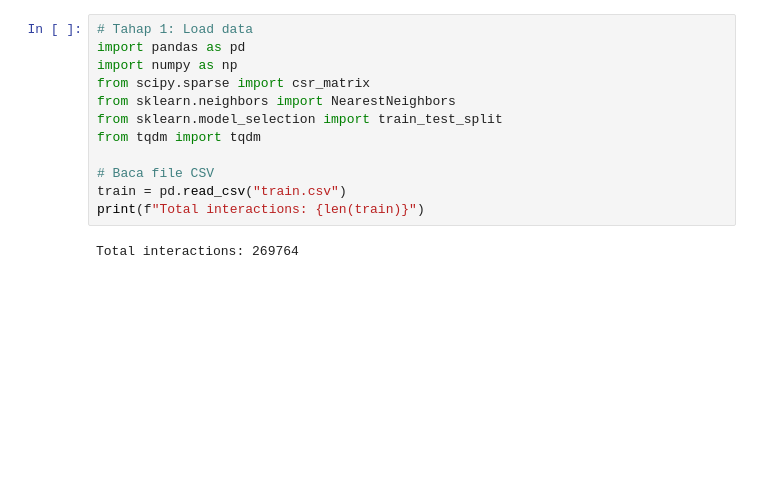
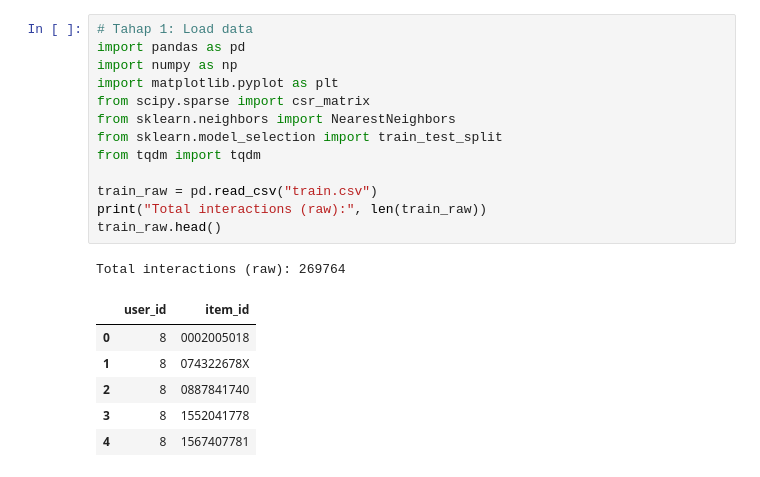
Before and after one commit to Jufourlisasirait/Top-N-Recommendation-Implicit-Feedback---09, a Jupyter notebook: IBCF.ipynb, the cells around one changed output. Drawn from its saved outputs; the diff is of its cells as text; blank space fills up the shorter version.

```diff
--- a/IBCF.ipynb
+++ b/IBCF.ipynb
@@ -1,14 +1,21 @@
 # %%
 # Tahap 1: Load data
 import pandas as pd
 import numpy as np
+import matplotlib.pyplot as plt
 from scipy.sparse import csr_matrix
 from sklearn.neighbors import NearestNeighbors
 from sklearn.model_selection import train_test_split
 from tqdm import tqdm
 
-# Baca file CSV
-train = pd.read_csv("train.csv")
-print(f"Total interactions: {len(train)}")
+train_raw = pd.read_csv("train.csv")
+print("Total interactions (raw):", len(train_raw))
+train_raw.head()
 # %% [output]
-Total interactions: 269764
+Total interactions (raw): 269764
+|  | user_id | item_id |
+| 0 | 8 | 0002005018 |
+| 1 | 8 | 074322678X |
+| 2 | 8 | 0887841740 |
+| 3 | 8 | 1552041778 |
+| 4 | 8 | 1567407781 |
```
Also changed, not shown: parts of 10 cells of this notebook.
